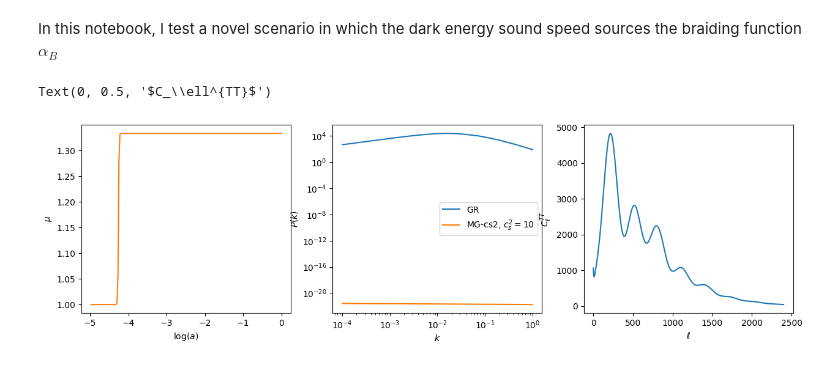
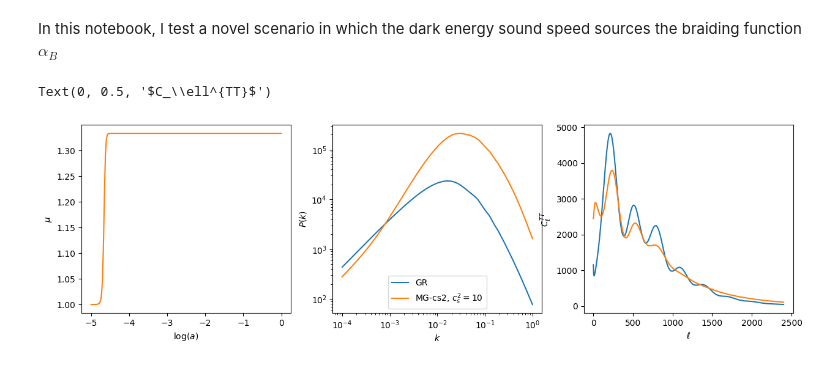
Before and after one commit to joaoreboucas1/CAMB-cs2, a Jupyter notebook: docs/Test_cs2_mg.ipynb, the cells around one changed output. Drawn from its saved outputs; the diff is of its cells as text; code cells hidden in the pictures.

```diff
--- a/docs/Test_cs2_mg.ipynb
+++ b/docs/Test_cs2_mg.ipynb
@@ -15,7 +15,7 @@ def get_camb_solution(alpha_K_0, cs2, omega_m, w0, wa, use_cs2):
         H0=100*h, ombh2=ombh2, omch2=omch2, As=2.1e-9, ns=0.96, tau=0.06,
         num_nu_massless=3.044, WantTransfer=True, w=w0, wa=wa,
         dark_energy_model="fluid" if (1+w0)*(1+w0+wa) > 0 else "ppf",
-        cs2_0=cs2, use_cs2=use_cs2, alpha_K_0=alpha_K_0, alpha_K_parametrization=1
+        cs2_0=cs2, use_cs2=use_cs2, alpha_K_0=alpha_K_0, alpha_K_parametrization=0
     )
     cosmo.set_matter_power(redshifts=(0,), kmax=3)
     results = camb.get_background(cosmo)
@@ -26,26 +26,26 @@ def get_camb_solution(alpha_K_0, cs2, omega_m, w0, wa, use_cs2):
     mu = results.Params.mu
     return log_a*np.log10(np.e), alpha_B, mu, kh, z, pk, cl_tt
 # %%
-log_a, alpha_B, mu, kh, z, pk_mg, cl_tt_mg = get_camb_solution(alpha_K_0=5, cs2=1, omega_m=0.3, w0=-1, wa=0, use_cs2=True)
-_, _, _, kh, z, pk_gr, cl_tt_gr            = get_camb_solution(alpha_K_0=5, cs2=1, omega_m=0.3, w0=-1, wa=0, use_cs2=False)
+log_a, alpha_B, mu, kh, z, pk_mg, cl_tt_mg = get_camb_solution(alpha_K_0=1e-3, cs2=1, omega_m=0.3, w0=-0.7, wa=-0.6, use_cs2=True)
+_, _, _, kh, z, pk_gr, cl_tt_gr            = get_camb_solution(alpha_K_0=1e-3, cs2=1, omega_m=0.3, w0=-0.7, wa=-0.6, use_cs2=False)
 ell = np.arange(len(cl_tt_gr))
 
 fig, axs = plt.subplots(1, 3, figsize=(15, 4))
 
 axs[0].plot(log_a, mu, color="tab:orange")
 axs[0].set_xlabel("$\\log(a)$")
 axs[0].set_ylabel("$\\mu$")
 
 axs[1].loglog(kh, pk_gr[0], label="GR")
 axs[1].loglog(kh, pk_mg[0], label="MG-cs2, $c_s^2 = 10$")
 axs[1].set_xlabel("$k$")
 axs[1].set_ylabel("$P(k)$")
 axs[1].legend()
 
 axs[2].plot(ell[2:], cl_tt_gr[2:])
 axs[2].plot(ell[2:], cl_tt_mg[2:])
 axs[2].set_xlabel("$\\ell$")
 axs[2].set_ylabel("$C_\\ell^{TT}$")
 # %% [output]
 Text(0, 0.5, '$C_\\ell^{TT}$')
-[figure, old version]
+[figure, new version]
```
Also changed, not shown: parts of 1 cell of this notebook.
